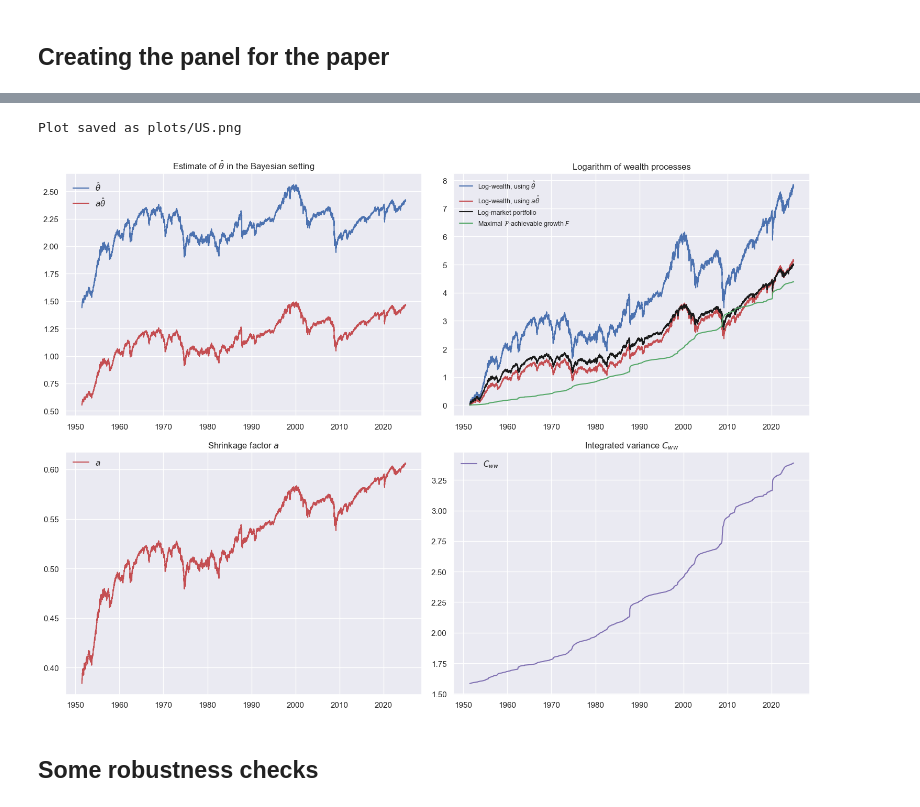
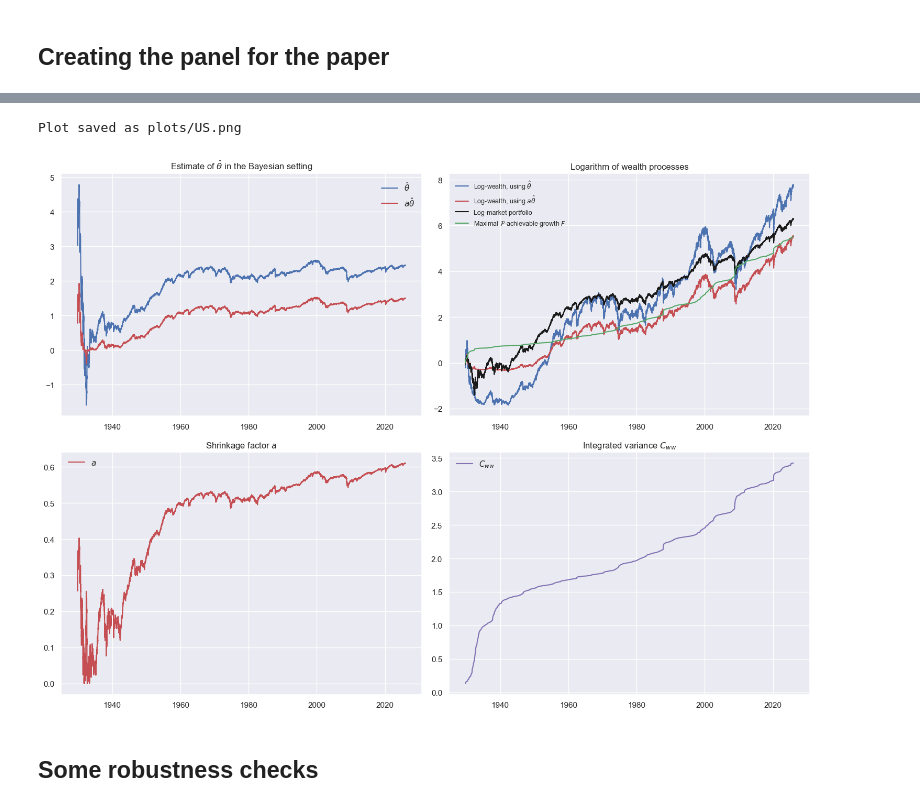
Before and after one commit to jruf/fund_structure, a Jupyter notebook: fund_structure_code.ipynb, the cells around one changed output, grey strips where cells are left out. Saved outputs shown, nothing was run; the diff lists cells and outputs as text; code cells hidden in the pictures.

```diff
--- a/fund_structure_code.ipynb
+++ b/fund_structure_code.ipynb
@@ -14,7 +14,7 @@ import seaborn as sns; sns.set()
 
 import wrds   # needs to be installed, e.g. via pip
 # %%
-WRDS_LOGIN = 'XXX'    # update to your login info on WRDS
+WRDS_LOGIN = 'jruf2'    # update to your login info on WRDS
 # %% [markdown]
 ## Getting data
 # %%
@@ -62,6 +62,6 @@ df_rf.head()
 # %%
 # Getting rid of data that were not available at the time when the paper was written
-CUTOFF_DATE = '2024-12-31'
+CUTOFF_DATE = '2025-12-31'
 # %%
 df = df_idx.merge(df_rf, how='left', left_index=True, right_index=True)['1926-06-30':CUTOFF_DATE]
 # %%
@@ -293 +291,3 @@ idx_July1951 = 7370
+# %%
+idx_start = 1000  #7370
 # %%
@@ -297,8 +297,8 @@ Timestamp('1951-07-02 00:00:00')
 # %%
-plot_panel(df, start_of_plot=idx_July1951, filename='US')
+plot_panel(df, start_of_plot=idx_start, filename='US')
 # %% [output]
 Plot saved as plots/US.png
-[figure, old version]
+[figure, new version]
 # %% [markdown]
 ## Some robustness checks
 # %% [markdown]
```
Also changed, not shown: parts of 21 cells of this notebook.
